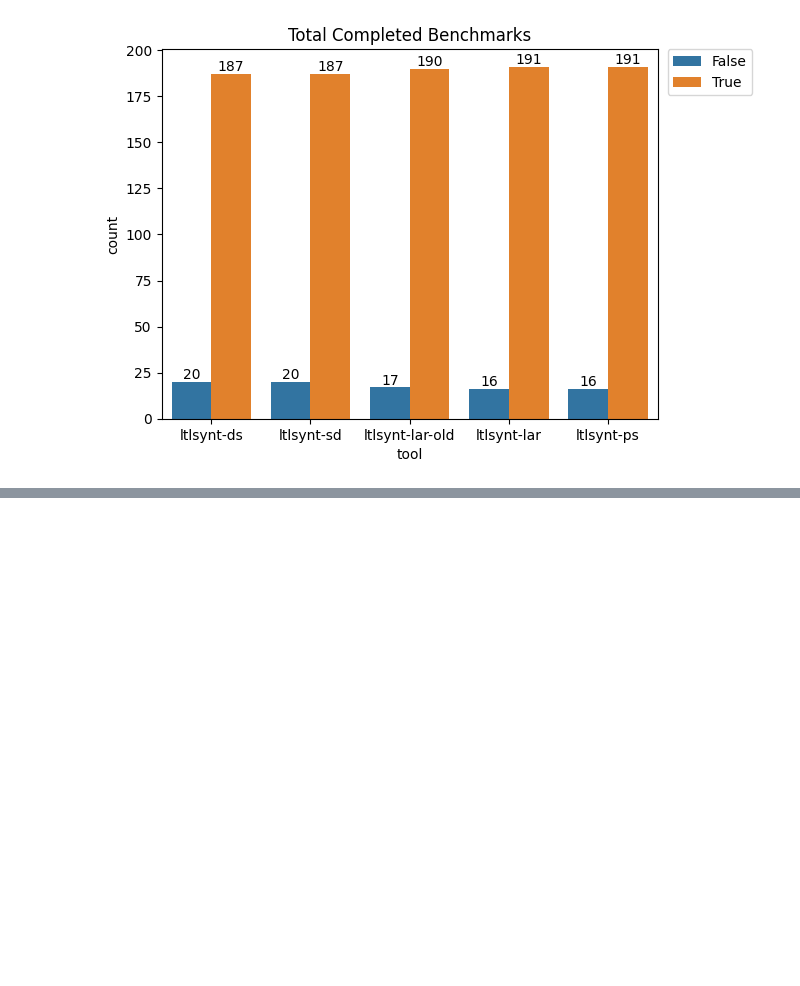
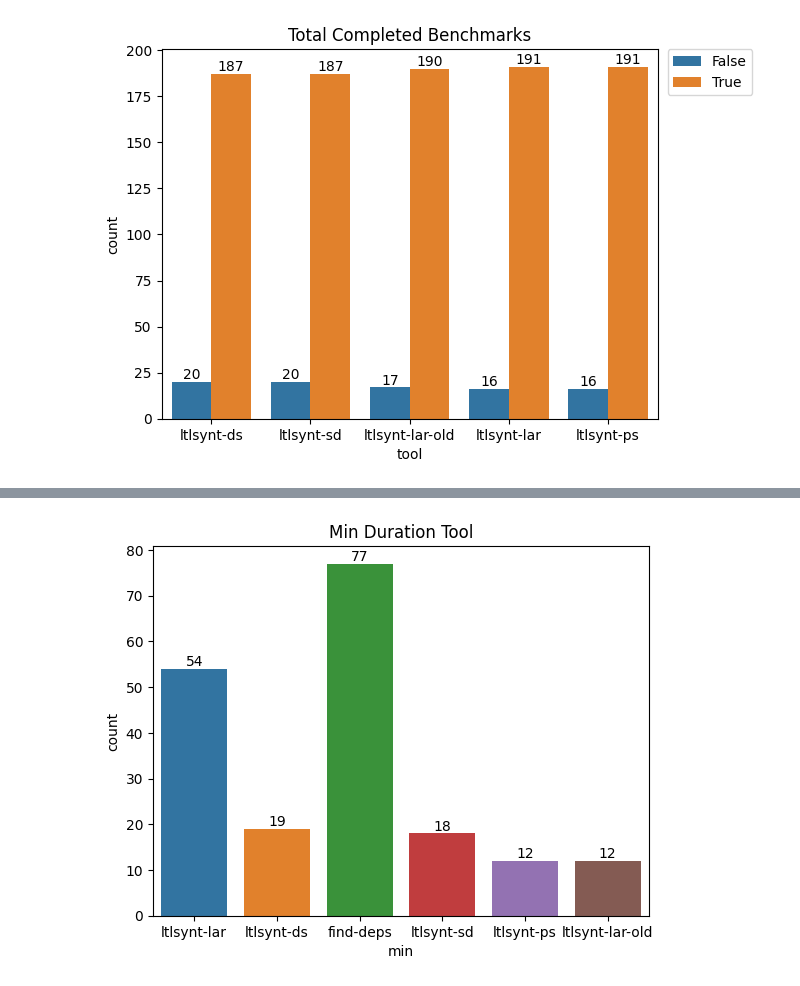
Before and after one commit to eliyaoo32/reactive-synthesis-bfss, a Jupyter notebook: notebooks/synthesis_experiements.ipynb, the cells around one changed output, grey strips where cells are left out. Cells and saved outputs as stored; diff of their text form; code cells hidden in the pictures; blank space fills up the shorter version.

```diff
--- a/notebooks/synthesis_experiements.ipynb
+++ b/notebooks/synthesis_experiements.ipynb
@@ -72,0 +156,6 @@ plt.legend(bbox_to_anchor=(1.02, 1), loc='upper left', borderaxespad=0);
+# %%
+ax = sns.countplot(x="min", data=tools_comparastion_df)
+for container in ax.containers: ax.bar_label(container)
+ax.set_title("Min Duration Tool");
+# %% [output]
+[figure, added]
```
Also changed, not shown: parts of 10 cells of this notebook, 4 other files.
